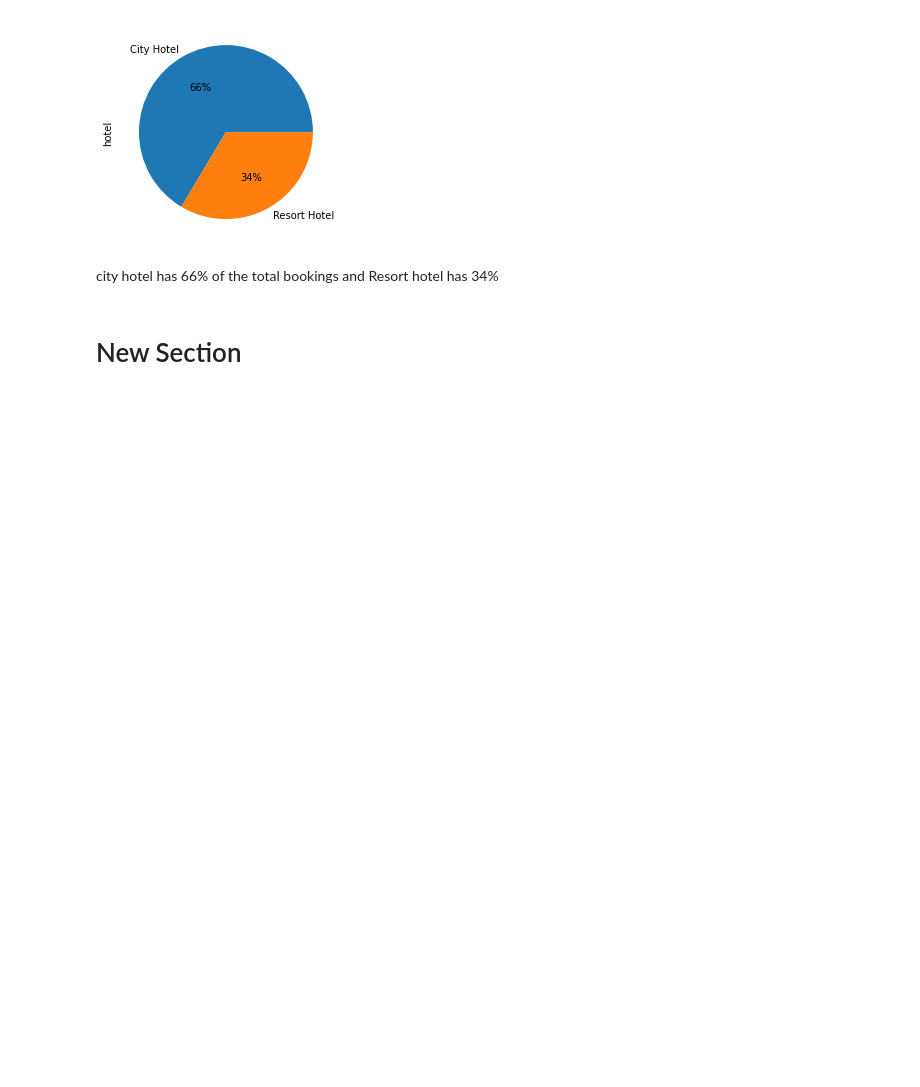
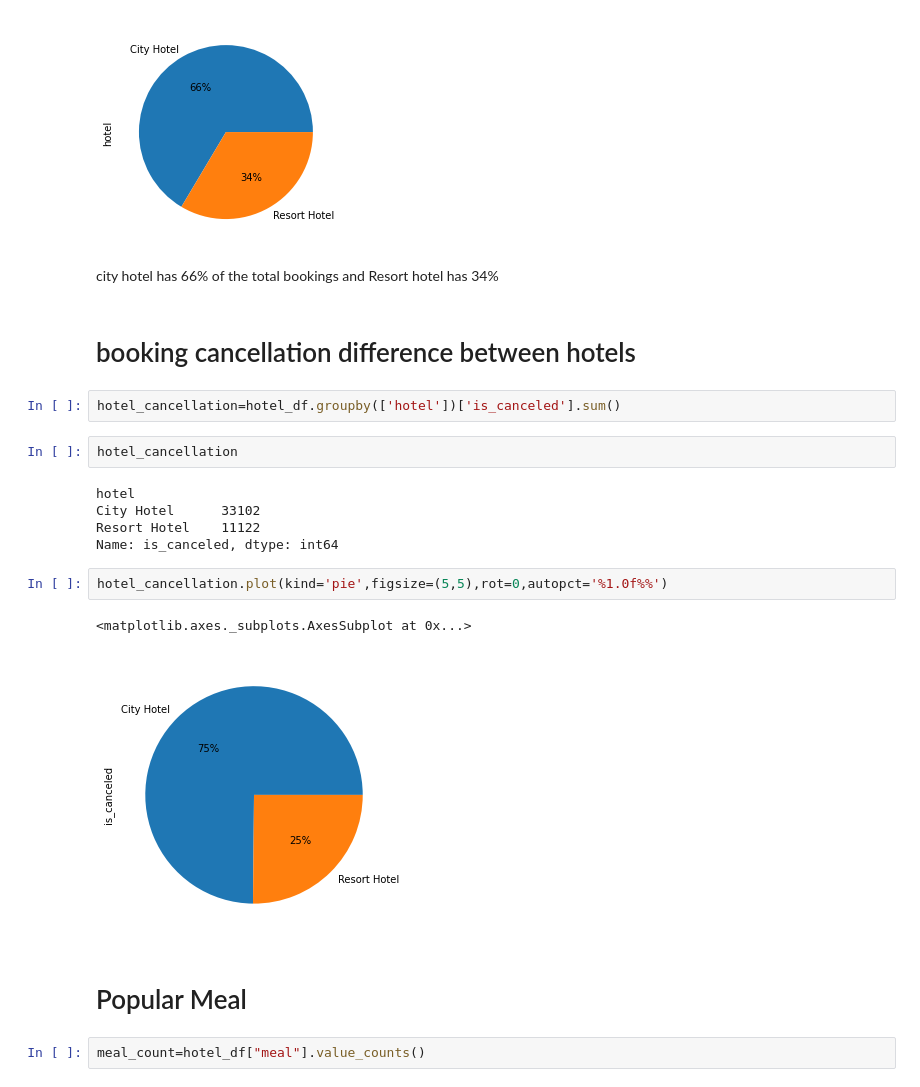
Before and after one commit to kfaisalofficial/Hotel-booking-analysis, a Jupyter notebook: Copy_of_Hotel_Booking_Analysis_Capstone_Project.ipynb, the cells around one changed output. Saved outputs shown, nothing was run; the diff lists cells and outputs as text; blank space fills up the shorter version.

```diff
--- a/Copy_of_Hotel_Booking_Analysis_Capstone_Project.ipynb
+++ b/Copy_of_Hotel_Booking_Analysis_Capstone_Project.ipynb
@@ -175,5 +175,23 @@ hotel_counts.plot(kind='pie',autopct='%1.0f%%')
 [figure]
 # %% [markdown]
 city hotel has 66% of the total bookings and Resort hotel has 34%
-# %% [markdown]
-# New Section
+# %% [markdown]
+# booking cancellation difference between hotels
+# %%
+hotel_cancellation=hotel_df.groupby(['hotel'])['is_canceled'].sum()
+# %%
+hotel_cancellation
+# %% [output]
+hotel
+City Hotel      33102
+Resort Hotel    11122
+Name: is_canceled, dtype: int64
+# %%
+hotel_cancellation.plot(kind='pie',figsize=(5,5),rot=0,autopct='%1.0f%%')
+# %% [output]
+<matplotlib.axes._subplots.AxesSubplot at 0x...>
+[figure, added]
+# %% [markdown]
+# Popular Meal
+# %%
+meal_count=hotel_df["meal"].value_counts()
```
Also changed, not shown: parts of 9 cells of this notebook.
